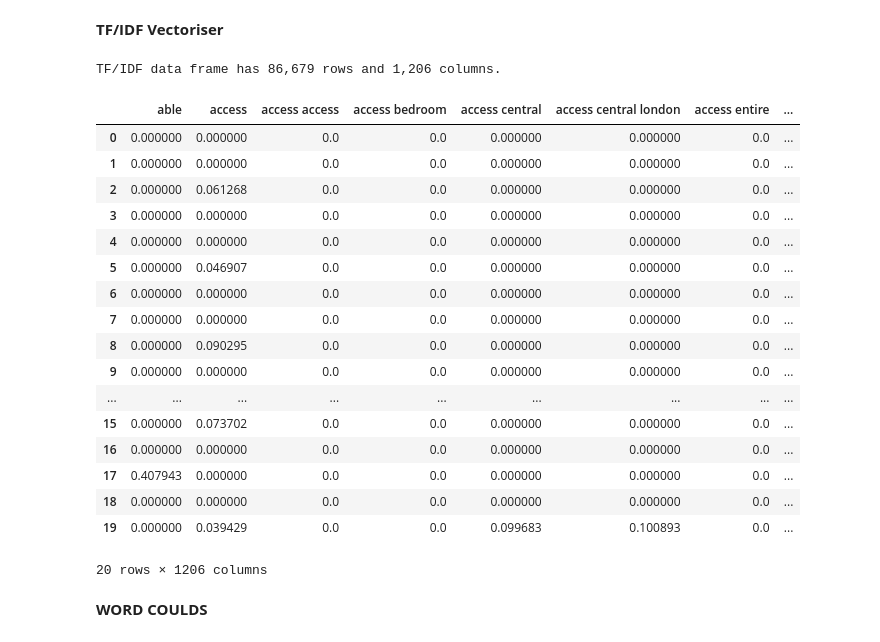
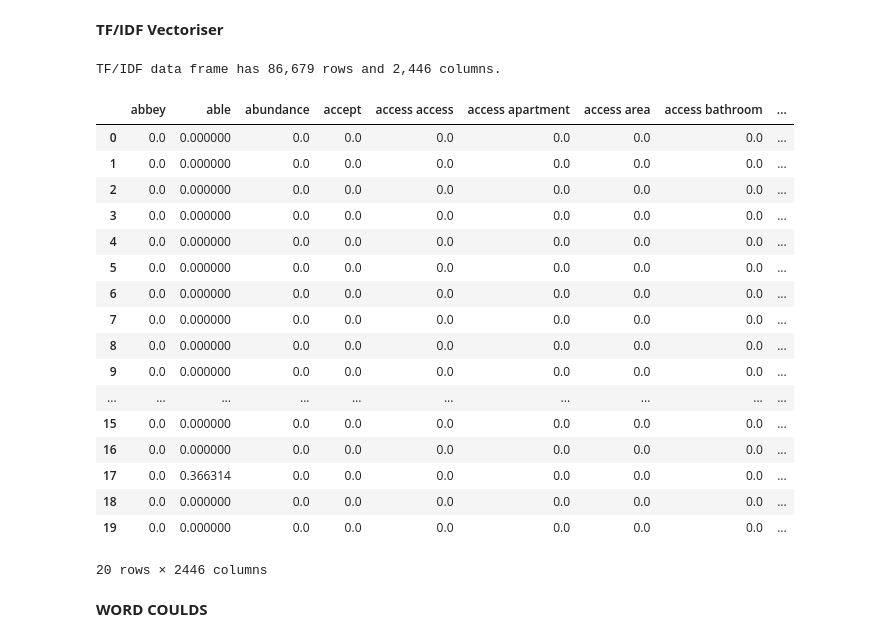
Before and after one commit to BohaoSuCC/Airbnb_Listing_Recommendation_Algorithm, a Jupyter notebook: Group_Work_DeskB.ipynb, the cells around one changed output. Cells and saved outputs as stored; diff of their text form; code cells hidden in the pictures.

```diff
--- a/Group_Work_DeskB.ipynb
+++ b/Group_Work_DeskB.ipynb
@@ -362,4 +363,7 @@ Wall time: 9min 13s
 # %%
+#Read the normed csv
+Airbnb_Listing = pd.read_csv("./Data/Airbnb_Listing_norm.csv")
+
 # Move that column to geodataframe
 gdf_listing['description_norm'] = Airbnb_Listing['description_norm']
 # %%
@@ -421,36 +385,0 @@ access  central london            2117
-# %%
-# Set arguments for CountVectorizer
-cvectorizer = CountVectorizer(ngram_range=(1,3),max_features=200, min_df=5, max_df=0.7)
-cvectorizer.fit(corpus)
-
-"""
-# Count specific term shows time in the corpus
-term = 'space'
-pd.options.display.max_colwidth=750
-
-# Find the vocabulary mapping for the term
-print(f"Vocabulary mapping for {term} is {cvectorizer.vocabulary_[term]}")
-
-# How many times is it in the data
-print(f"Found {gdf_listing.description_norm.str.contains(term).sum():,} rows containing {term}")
-
-# Print the descriptions containing the term
-#for x in srcdf[srcdf.description_norm.str.contains(term)].description_norm:
-    #as_markdown('Stratford',x)
-"""
-
-# Transform the corpus
-cvtcorpus = cvectorizer.transform(corpus)
-cvtcorpus # cvtcorpus for count-vectorised transformed corpus
-
-# The first document of the corpus
-doc_df = pd.DataFrame(cvtcorpus[0].T.todense(),
-                      index=cvectorizer.get_feature_names_out(), columns=["Counts"]
-                     ).sort_values('Counts', ascending=False)
-doc_df.head(10)
-
-# Transformed the corpus
-cvdf = pd.DataFrame(data=cvtcorpus.toarray(),
-                        columns=cvectorizer.get_feature_names_out())
-print(f"Raw count vectorised data frame has {cvdf.shape[0]:,} rows and {cvdf.shape[1]:,} columns.")
-cvdf.iloc[0:20,0:10]
@@ -500,38 +388,38 @@ Filtered count vectorised data frame has 86,679 rows and 200 columns.
 # %%
 # Fit and Transform
 tfvectorizer = TfidfVectorizer(use_idf=True, ngram_range=(1,3),
-                               max_df=0.75, min_df=0.01) # <-- these matter!
+                               max_df=0.4, min_df=0.005) # <-- these matter!
 tftcorpus    = tfvectorizer.fit_transform(corpus) # TF-transformed corpus
 
 # Single Document
 doc_df = pd.DataFrame(tftcorpus[0].T.todense(), index=tfvectorizer.get_feature_names_out(), columns=["Weights"])
 doc_df.sort_values('Weights', ascending=False).head(10)
 
 # Transformed corpus
 tfidf = pd.DataFrame(data=tftcorpus.toarray(),
                         columns=tfvectorizer.get_feature_names_out())
 print(f"TF/IDF data frame has {tfidf.shape[0]:,} rows and {tfidf.shape[1]:,} columns.")
 tfidf.head(20)
 # %% [output]
-TF/IDF data frame has 86,679 rows and 1,206 columns.
+TF/IDF data frame has 86,679 rows and 2,446 columns.
-|  | able | access | access access | access bedroom | access central | access central london | access entire | ... |
-| 0 | 0.000000 | 0.000000 | 0.0 | 0.0 | 0.000000 | 0.000000 | 0.0 | ... |
-| 1 | 0.000000 | 0.000000 | 0.0 | 0.0 | 0.000000 | 0.000000 | 0.0 | ... |
-| 2 | 0.000000 | 0.061268 | 0.0 | 0.0 | 0.000000 | 0.000000 | 0.0 | ... |
-| 3 | 0.000000 | 0.000000 | 0.0 | 0.0 | 0.000000 | 0.000000 | 0.0 | ... |
-| 4 | 0.000000 | 0.000000 | 0.0 | 0.0 | 0.000000 | 0.000000 | 0.0 | ... |
-| 5 | 0.000000 | 0.046907 | 0.0 | 0.0 | 0.000000 | 0.000000 | 0.0 | ... |
-| 6 | 0.000000 | 0.000000 | 0.0 | 0.0 | 0.000000 | 0.000000 | 0.0 | ... |
-| 7 | 0.000000 | 0.000000 | 0.0 | 0.0 | 0.000000 | 0.000000 | 0.0 | ... |
-| 8 | 0.000000 | 0.090295 | 0.0 | 0.0 | 0.000000 | 0.000000 | 0.0 | ... |
-| 9 | 0.000000 | 0.000000 | 0.0 | 0.0 | 0.000000 | 0.000000 | 0.0 | ... |
-| ... | ... | ... | ... | ... | ... | ... | ... | ... |
-| 15 | 0.000000 | 0.073702 | 0.0 | 0.0 | 0.000000 | 0.000000 | 0.0 | ... |
-| 16 | 0.000000 | 0.000000 | 0.0 | 0.0 | 0.000000 | 0.000000 | 0.0 | ... |
-| 17 | 0.407943 | 0.000000 | 0.0 | 0.0 | 0.000000 | 0.000000 | 0.0 | ... |
-| 18 | 0.000000 | 0.000000 | 0.0 | 0.0 | 0.000000 | 0.000000 | 0.0 | ... |
-| 19 | 0.000000 | 0.039429 | 0.0 | 0.0 | 0.099683 | 0.100893 | 0.0 | ... |
+|  | abbey | able | abundance | accept | access access | access apartment | access area | access bathroom | ... |
+| 0 | 0.0 | 0.000000 | 0.0 | 0.0 | 0.0 | 0.0 | 0.0 | 0.0 | ... |
+| 1 | 0.0 | 0.000000 | 0.0 | 0.0 | 0.0 | 0.0 | 0.0 | 0.0 | ... |
+| 2 | 0.0 | 0.000000 | 0.0 | 0.0 | 0.0 | 0.0 | 0.0 | 0.0 | ... |
+| 3 | 0.0 | 0.000000 | 0.0 | 0.0 | 0.0 | 0.0 | 0.0 | 0.0 | ... |
+| 4 | 0.0 | 0.000000 | 0.0 | 0.0 | 0.0 | 0.0 | 0.0 | 0.0 | ... |
+| 5 | 0.0 | 0.000000 | 0.0 | 0.0 | 0.0 | 0.0 | 0.0 | 0.0 | ... |
+| 6 | 0.0 | 0.000000 | 0.0 | 0.0 | 0.0 | 0.0 | 0.0 | 0.0 | ... |
+| 7 | 0.0 | 0.000000 | 0.0 | 0.0 | 0.0 | 0.0 | 0.0 | 0.0 | ... |
+| 8 | 0.0 | 0.000000 | 0.0 | 0.0 | 0.0 | 0.0 | 0.0 | 0.0 | ... |
+| 9 | 0.0 | 0.000000 | 0.0 | 0.0 | 0.0 | 0.0 | 0.0 | 0.0 | ... |
+| ... | ... | ... | ... | ... | ... | ... | ... | ... | ... |
+| 15 | 0.0 | 0.000000 | 0.0 | 0.0 | 0.0 | 0.0 | 0.0 | 0.0 | ... |
+| 16 | 0.0 | 0.000000 | 0.0 | 0.0 | 0.0 | 0.0 | 0.0 | 0.0 | ... |
+| 17 | 0.0 | 0.366314 | 0.0 | 0.0 | 0.0 | 0.0 | 0.0 | 0.0 | ... |
+| 18 | 0.0 | 0.000000 | 0.0 | 0.0 | 0.0 | 0.0 | 0.0 | 0.0 | ... |
+| 19 | 0.0 | 0.000000 | 0.0 | 0.0 | 0.0 | 0.0 | 0.0 | 0.0 | ... |
-20 rows × 1206 columns
+20 rows × 2446 columns
 # %% [markdown]
 **WORD COULDS**
 # %%
```
Also changed, not shown: parts of 16 cells of this notebook.
